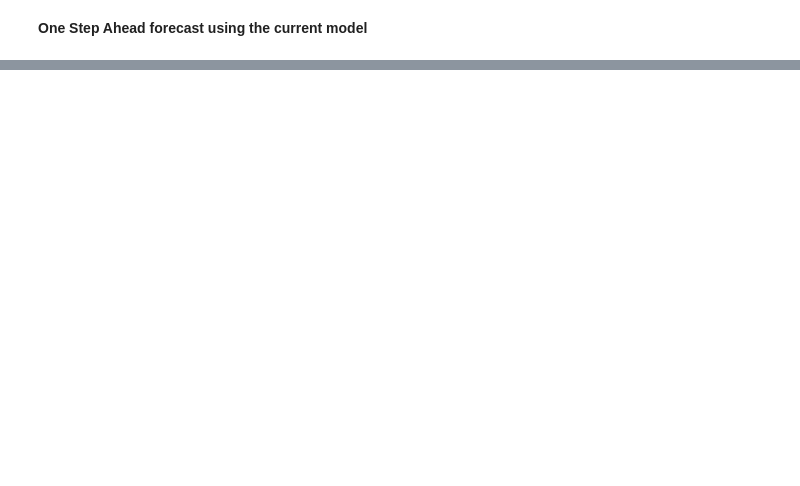
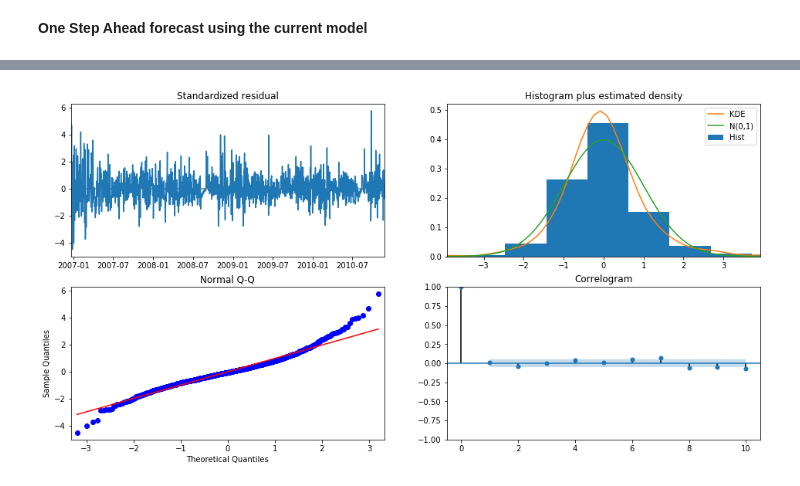
Before and after one commit to midsterx/Analysis-Prediction-Clustering-on-Power-Consumption, a Jupyter notebook: Prediction/ARIMA.ipynb, the cells around one changed output, grey strips where cells are left out. Drawn from its saved outputs; the diff is of its cells as text; code cells hidden in the pictures; blank space fills up the shorter version.

```diff
--- a/Prediction/ARIMA.ipynb
+++ b/Prediction/ARIMA.ipynb
@@ -83,0 +126,5 @@ plt.show()
+# %%
+dailyData = pd.read_csv("../../dataset/dailyData.csv", infer_datetime_format = True, parse_dates = ['DateTime'], index_col = ['DateTime'])
+dailyGAP = dailyData['Global_active_power']
+
+dailyGAP.head()
@@ -83,0 +179,15 @@ plt.show()
+# %%
+# Predicting on a daily basis
+# Trying to find the best parameters
+
+season_duration = 0
+
+mod = sm.tsa.statespace.SARIMAX(dailyGAP,
+                                order=(3, 1, 3),
+                                seasonal_order=(0, 0, 0, season_duration),
+                                enforce_stationarity=False,
+                                enforce_invertibility=False)
+
+results = mod.fit()
+
+print(results.summary().tables[1])
@@ -83,0 +206,5 @@ plt.show()
+# %%
+results.plot_diagnostics(figsize=(16,8))
+plt.show()
+# %% [output]
+[figure, added]
```
Also changed, not shown: parts of 21 cells of this notebook.
